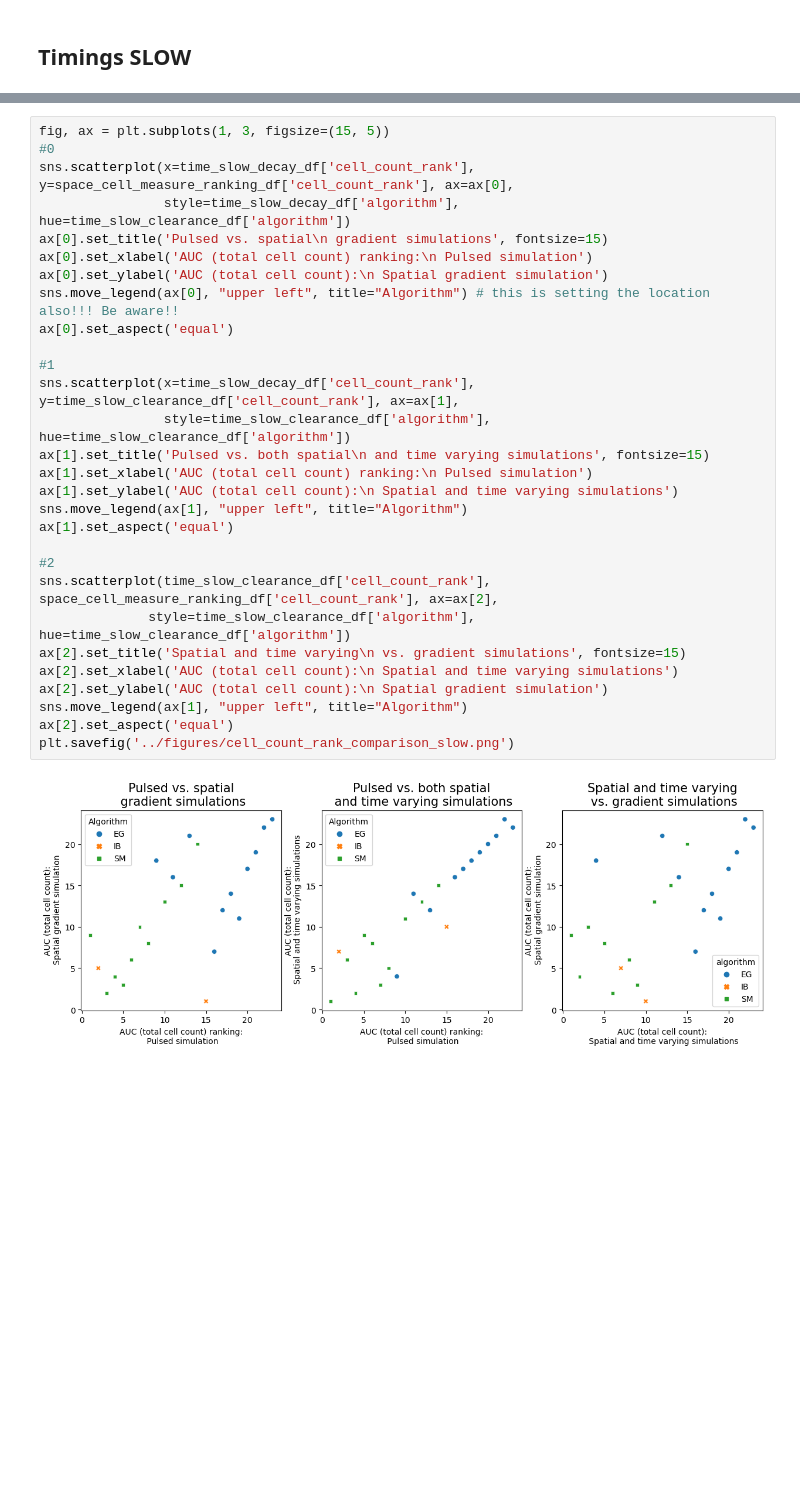
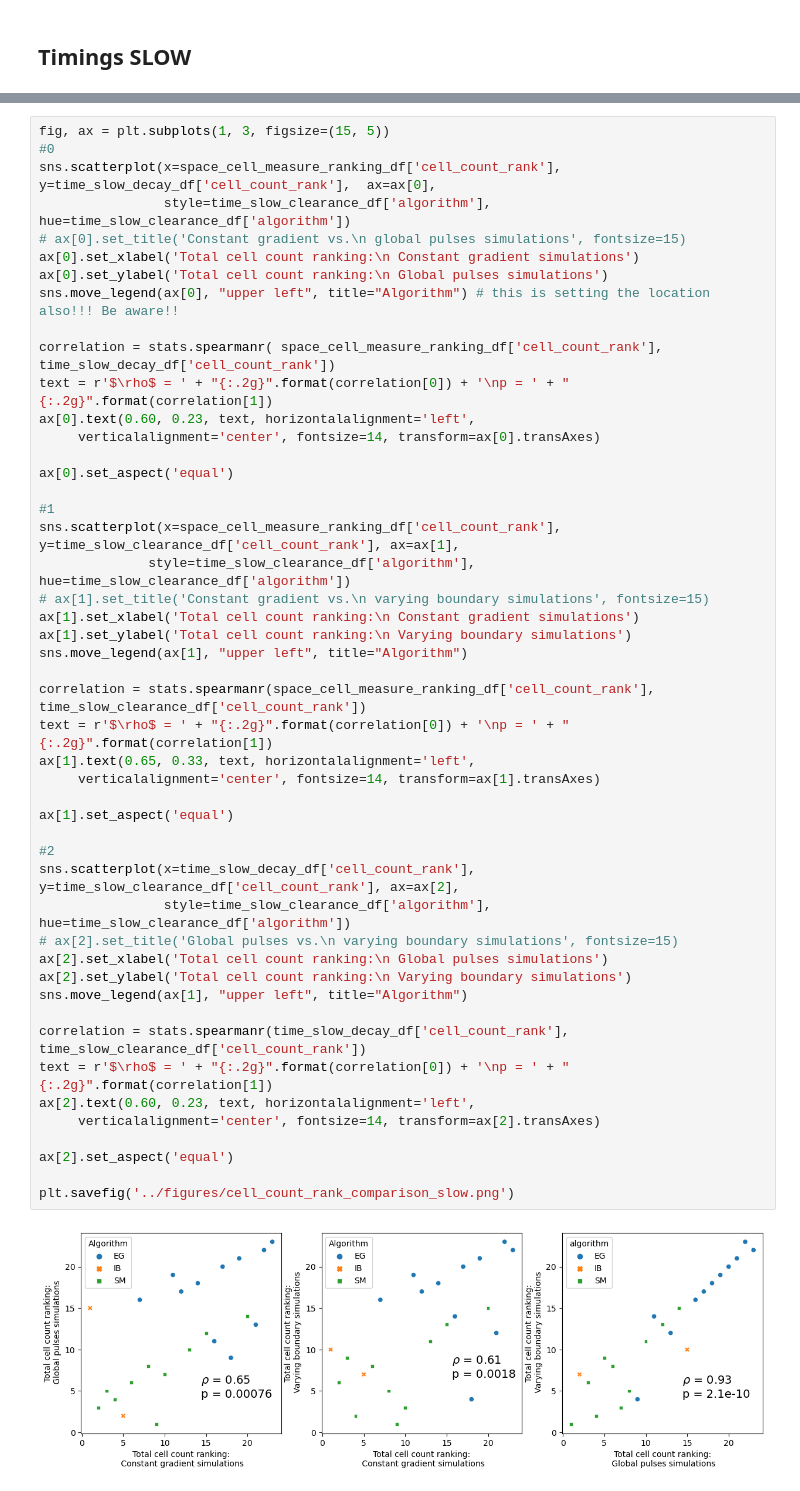
Before and after one commit to johnmetzcar/PhysiLab, a Jupyter notebook: scripts/comparing_across_experiments.ipynb, the cells around one changed output, grey strips where cells are left out. Cells and saved outputs as stored; diff of their text form; blank space fills up the shorter version.

```diff
--- a/scripts/comparing_across_experiments.ipynb
+++ b/scripts/comparing_across_experiments.ipynb
@@ -143,31 +180,50 @@ time to 85% initial population
 # %%
 fig, ax = plt.subplots(1, 3, figsize=(15, 5))
 #0
-sns.scatterplot(x=time_slow_decay_df['cell_count_rank'], y=space_cell_measure_ranking_df['cell_count_rank'], ax=ax[0],
-                style=time_slow_decay_df['algorithm'], hue=time_slow_clearance_df['algorithm'])
-ax[0].set_title('Pulsed vs. spatial\n gradient simulations', fontsize=15)
-ax[0].set_xlabel('AUC (total cell count) ranking:\n Pulsed simulation')
-ax[0].set_ylabel('AUC (total cell count):\n Spatial gradient simulation')
+sns.scatterplot(x=space_cell_measure_ranking_df['cell_count_rank'], y=time_slow_decay_df['cell_count_rank'],  ax=ax[0],
+                style=time_slow_clearance_df['algorithm'], hue=time_slow_clearance_df['algorithm'])
+# ax[0].set_title('Constant gradient vs.\n global pulses simulations', fontsize=15)
+ax[0].set_xlabel('Total cell count ranking:\n Constant gradient simulations')
+ax[0].set_ylabel('Total cell count ranking:\n Global pulses simulations')
 sns.move_legend(ax[0], "upper left", title="Algorithm") # this is setting the location also!!! Be aware!!
+
+correlation = stats.spearmanr( space_cell_measure_ranking_df['cell_count_rank'], time_slow_decay_df['cell_count_rank'])
+text = r'$\rho$ = ' + "{:.2g}".format(correlation[0]) + '\np = ' + "{:.2g}".format(correlation[1])
+ax[0].text(0.60, 0.23, text, horizontalalignment='left',
+     verticalalignment='center', fontsize=14, transform=ax[0].transAxes)
+
 ax[0].set_aspect('equal')
 
 #1
-sns.scatterplot(x=time_slow_decay_df['cell_count_rank'], y=time_slow_clearance_df['cell_count_rank'], ax=ax[1],
-                style=time_slow_clearance_df['algorithm'], hue=time_slow_clearance_df['algorithm'])
-ax[1].set_title('Pulsed vs. both spatial\n and time varying simulations', fontsize=15)
-ax[1].set_xlabel('AUC (total cell count) ranking:\n Pulsed simulation')
-ax[1].set_ylabel('AUC (total cell count):\n Spatial and time varying simulations')
+sns.scatterplot(x=space_cell_measure_ranking_df['cell_count_rank'], y=time_slow_clearance_df['cell_count_rank'], ax=ax[1],
+              style=time_slow_clearance_df['algorithm'], hue=time_slow_clearance_df['algorithm'])
+# ax[1].set_title('Constant gradient vs.\n varying boundary simulations', fontsize=15)
+ax[1].set_xlabel('Total cell count ranking:\n Constant gradient simulations')
+ax[1].set_ylabel('Total cell count ranking:\n Varying boundary simulations')
 sns.move_legend(ax[1], "upper left", title="Algorithm")
+
+correlation = stats.spearmanr(space_cell_measure_ranking_df['cell_count_rank'], time_slow_clearance_df['cell_count_rank'])
+text = r'$\rho$ = ' + "{:.2g}".format(correlation[0]) + '\np = ' + "{:.2g}".format(correlation[1])
+ax[1].text(0.65, 0.33, text, horizontalalignment='left',
+     verticalalignment='center', fontsize=14, transform=ax[1].transAxes)
+
 ax[1].set_aspect('equal')
 
 #2
-sns.scatterplot(time_slow_clearance_df['cell_count_rank'], space_cell_measure_ranking_df['cell_count_rank'], ax=ax[2],
-              style=time_slow_clearance_df['algorithm'], hue=time_slow_clearance_df['algorithm'])
-ax[2].set_title('Spatial and time varying\n vs. gradient simulations', fontsize=15)
-ax[2].set_xlabel('AUC (total cell count):\n Spatial and time varying simulations')
-ax[2].set_ylabel('AUC (total cell count):\n Spatial gradient simulation')
+sns.scatterplot(x=time_slow_decay_df['cell_count_rank'], y=time_slow_clearance_df['cell_count_rank'], ax=ax[2],
+                style=time_slow_clearance_df['algorithm'], hue=time_slow_clearance_df['algorithm'])
+# ax[2].set_title('Global pulses vs.\n varying boundary simulations', fontsize=15)
+ax[2].set_xlabel('Total cell count ranking:\n Global pulses simulations')
+ax[2].set_ylabel('Total cell count ranking:\n Varying boundary simulations')
 sns.move_legend(ax[1], "upper left", title="Algorithm")
+
+correlation = stats.spearmanr(time_slow_decay_df['cell_count_rank'], time_slow_clearance_df['cell_count_rank'])
+text = r'$\rho$ = ' + "{:.2g}".format(correlation[0]) + '\np = ' + "{:.2g}".format(correlation[1])
+ax[2].text(0.60, 0.23, text, horizontalalignment='left',
+     verticalalignment='center', fontsize=14, transform=ax[2].transAxes)
+
 ax[2].set_aspect('equal')
+
 plt.savefig('../figures/cell_count_rank_comparison_slow.png')
 # %% [output]
-[figure, old version]
+[figure, new version]
```
Also changed, not shown: parts of 9 cells of this notebook.
